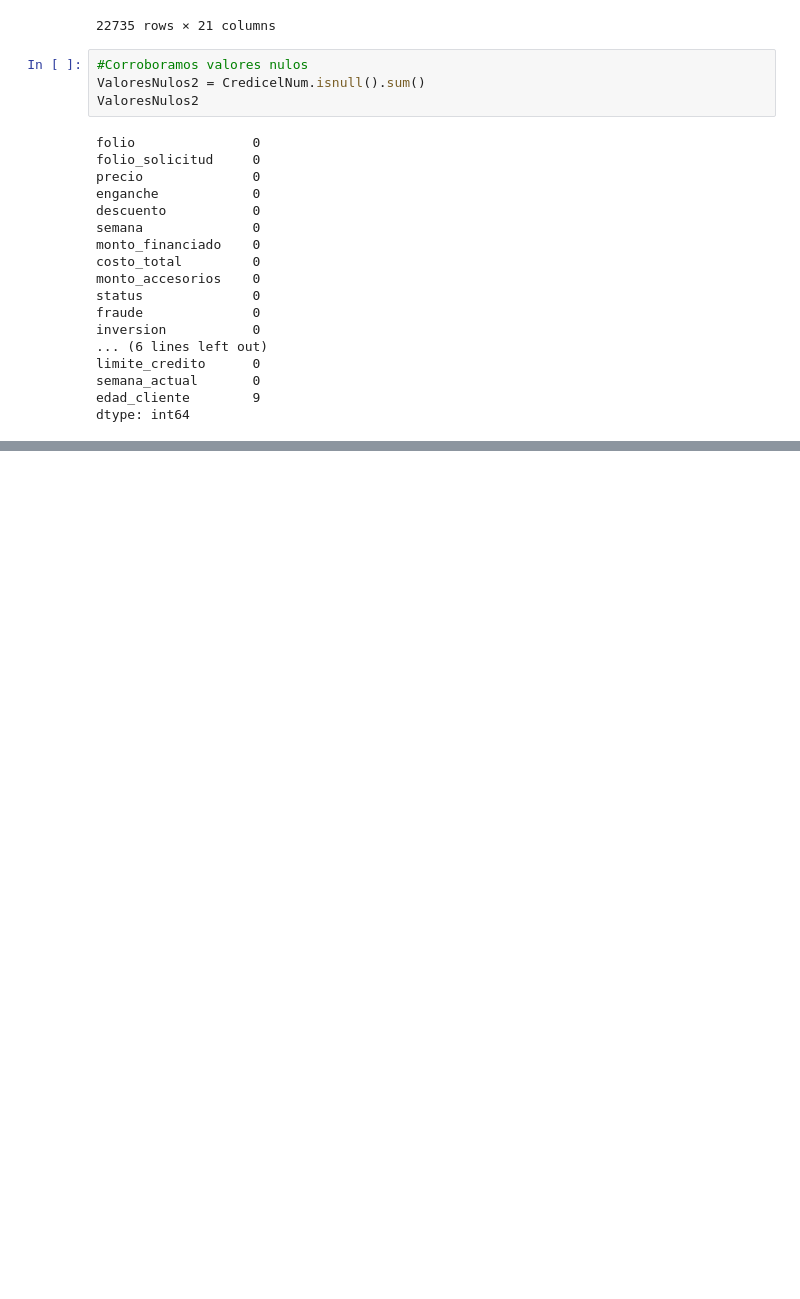
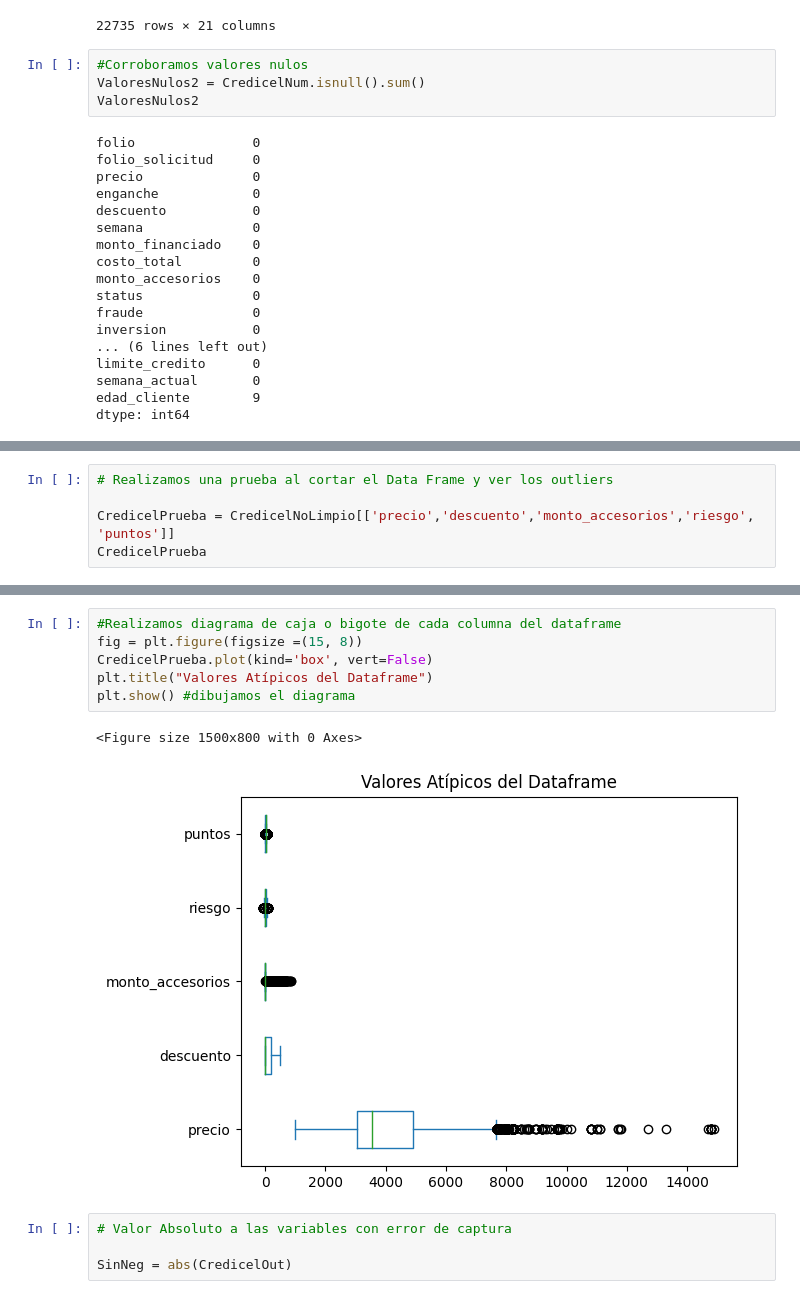
Before and after one commit to Angel353/Base_Actualizada, a Jupyter notebook: Limpieza_Nueva.ipynb, the cells around one changed output, grey strips where cells are left out. Cells and saved outputs as stored; diff of their text form; blank space fills up the shorter version.

```diff
--- a/Limpieza_Nueva.ipynb
+++ b/Limpieza_Nueva.ipynb
@@ -153,0 +191,5 @@ CredicelNum["edad_cliente"]= CredicelNum["edad_cliente"].fillna(0)
+# %%
+# Realizamos una prueba al cortar el Data Frame y ver los outliers
+
+CredicelPrueba = CredicelNoLimpio[['precio','descuento','monto_accesorios','riesgo', 'puntos']]
+CredicelPrueba
@@ -153,0 +230,13 @@ CredicelNum["edad_cliente"]= CredicelNum["edad_cliente"].fillna(0)
+# %%
+#Realizamos diagrama de caja o bigote de cada columna del dataframe
+fig = plt.figure(figsize =(15, 8))
+CredicelPrueba.plot(kind='box', vert=False)
+plt.title("Valores Atípicos del Dataframe")
+plt.show() #dibujamos el diagrama
+# %% [output]
+<Figure size 1500x800 with 0 Axes>
+[figure, added]
+# %%
+# Valor Absoluto a las variables con error de captura
+
+SinNeg = abs(CredicelOut)
```
Also changed, not shown: parts of 13 cells of this notebook.
